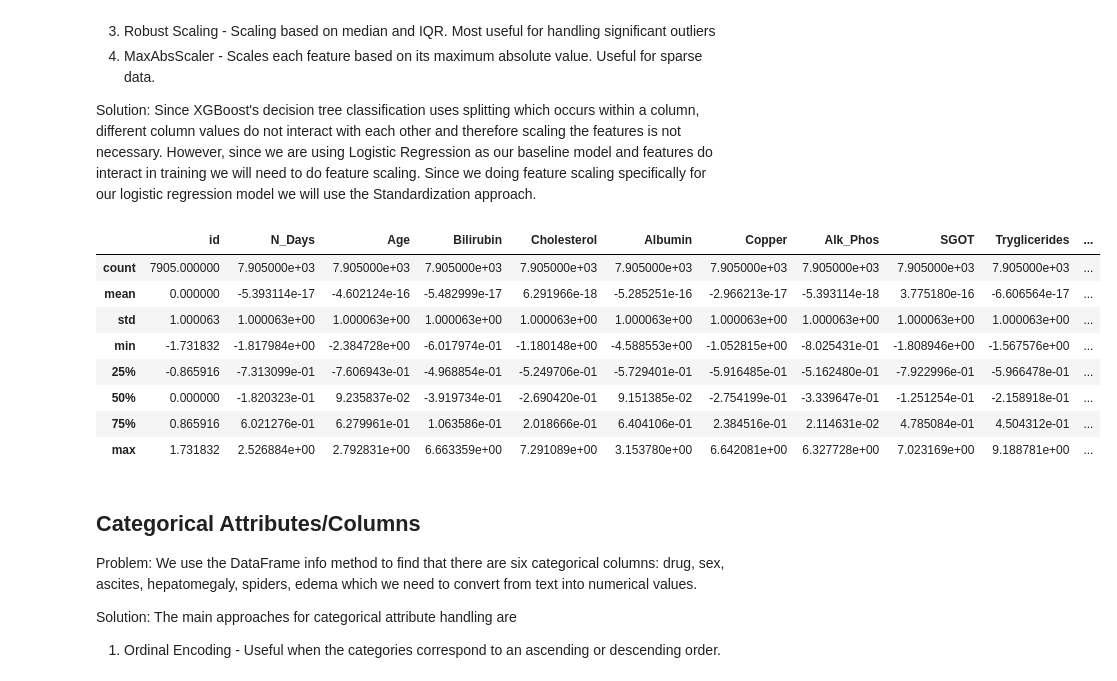
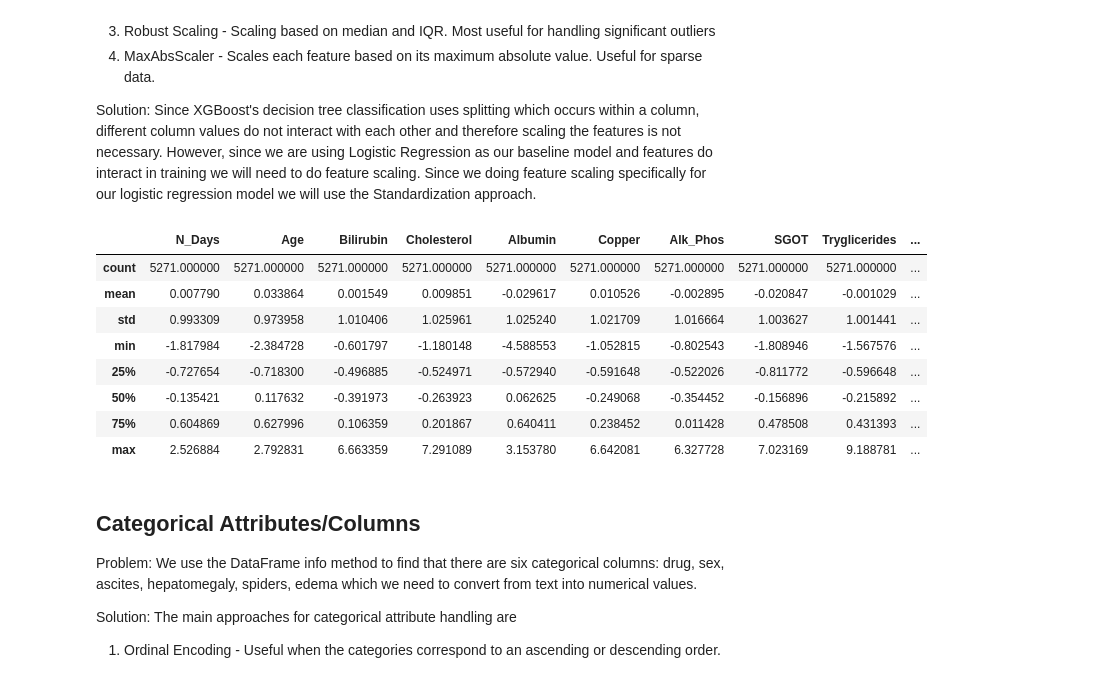
Before and after one commit to jonkaonor/my-kaggle-competitions, a Jupyter notebook: dec-2023-tabular-xgboost.ipynb, the cells around one changed output. Cells and saved outputs as stored; diff of their text form; code cells hidden in the pictures.

Commit message:
Add test set pre-processing. Remove id column. Convert logistic regression model results into the Kaggle submission format.

```diff
--- a/dec-2023-tabular-xgboost.ipynb
+++ b/dec-2023-tabular-xgboost.ipynb
@@ -9,11 +9,17 @@ Conclusions:
 import numpy as np
 import pandas as pd
 
-# Read in the training data as a pandas df
+# Read in the training and test data as Pandas DataFrames
 train_file_path = "/kaggle/input/playground-series-s3e26/train.csv"
 train_df = pd.read_csv(train_file_path)
+test_file_path = "/kaggle/input/playground-series-s3e26/test.csv"
+test_df = pd.read_csv(test_file_path)
 
-# test_file_path =
+# Remove the id column since it is not useful for prediction
+test_id_df = test_df['id'].astype(int)
+train_df = train_df.drop('id', axis=1)
+test_df = test_df.drop('id', axis=1)
+
 
 train_df.head(5)
 # %% [output]
@@ -81,6 +95,7 @@ Solution: There is no obvious ordering in the 'Status' column and ML libraries t
 from sklearn.preprocessing import LabelEncoder
 
 label_encoder = LabelEncoder()
-target_col_encoded = label_encoder.fit_transform(train_df['Status'])
+train_df['Status'] = label_encoder.fit_transform(train_df['Status'])
 
-train_df['Status'] = target_col_encoded
+# Check that the label encoder transformation was applied correctly
+train_df['Status'].value_counts()
@@ -127,23 +152,26 @@ Solution: Since XGBoost's decision tree classification uses splitting which occu
 # %%
 from sklearn.preprocessing import StandardScaler
 
 numerical_cols = train_df.columns.difference(categorical_cols)
 
 std_scaler = StandardScaler()
-train_df[numerical_cols] = std_scaler.fit_transform(train_df[numerical_cols])
+std_scaler.fit(train_df[numerical_cols])
+
+train_df[numerical_cols] = std_scaler.transform(train_df[numerical_cols])
+test_df[numerical_cols] = std_scaler.transform(test_df[numerical_cols])
 
 # Confirm the transformation was successful by seeing if the mean = 0 and std = 1 for numerical columns
-train_df.describe()
+test_df.describe()
 # %% [output]
-|  | id | N_Days | Age | Bilirubin | Cholesterol | Albumin | Copper | Alk_Phos | SGOT | Tryglicerides | ... |
-| count | 7905.000000 | 7.905000e+03 | 7.905000e+03 | 7.905000e+03 | 7.905000e+03 | 7.905000e+03 | 7.905000e+03 | 7.905000e+03 | 7.905000e+03 | 7.905000e+03 | ... |
-| mean | 0.000000 | -5.393114e-17 | -4.602124e-16 | -5.482999e-17 | 6.291966e-18 | -5.285251e-16 | -2.966213e-17 | -5.393114e-18 | 3.775180e-16 | -6.606564e-17 | ... |
-| std | 1.000063 | 1.000063e+00 | 1.000063e+00 | 1.000063e+00 | 1.000063e+00 | 1.000063e+00 | 1.000063e+00 | 1.000063e+00 | 1.000063e+00 | 1.000063e+00 | ... |
-| min | -1.731832 | -1.817984e+00 | -2.384728e+00 | -6.017974e-01 | -1.180148e+00 | -4.588553e+00 | -1.052815e+00 | -8.025431e-01 | -1.808946e+00 | -1.567576e+00 | ... |
-| 25% | -0.865916 | -7.313099e-01 | -7.606943e-01 | -4.968854e-01 | -5.249706e-01 | -5.729401e-01 | -5.916485e-01 | -5.162480e-01 | -7.922996e-01 | -5.966478e-01 | ... |
-| 50% | 0.000000 | -1.820323e-01 | 9.235837e-02 | -3.919734e-01 | -2.690420e-01 | 9.151385e-02 | -2.754199e-01 | -3.339647e-01 | -1.251254e-01 | -2.158918e-01 | ... |
-| 75% | 0.865916 | 6.021276e-01 | 6.279961e-01 | 1.063586e-01 | 2.018666e-01 | 6.404106e-01 | 2.384516e-01 | 2.114631e-02 | 4.785084e-01 | 4.504312e-01 | ... |
-| max | 1.731832 | 2.526884e+00 | 2.792831e+00 | 6.663359e+00 | 7.291089e+00 | 3.153780e+00 | 6.642081e+00 | 6.327728e+00 | 7.023169e+00 | 9.188781e+00 | ... |
+|  | N_Days | Age | Bilirubin | Cholesterol | Albumin | Copper | Alk_Phos | SGOT | Tryglicerides | ... |
+| count | 5271.000000 | 5271.000000 | 5271.000000 | 5271.000000 | 5271.000000 | 5271.000000 | 5271.000000 | 5271.000000 | 5271.000000 | ... |
+| mean | 0.007790 | 0.033864 | 0.001549 | 0.009851 | -0.029617 | 0.010526 | -0.002895 | -0.020847 | -0.001029 | ... |
+| std | 0.993309 | 0.973958 | 1.010406 | 1.025961 | 1.025240 | 1.021709 | 1.016664 | 1.003627 | 1.001441 | ... |
+| min | -1.817984 | -2.384728 | -0.601797 | -1.180148 | -4.588553 | -1.052815 | -0.802543 | -1.808946 | -1.567576 | ... |
+| 25% | -0.727654 | -0.718300 | -0.496885 | -0.524971 | -0.572940 | -0.591648 | -0.522026 | -0.811772 | -0.596648 | ... |
+| 50% | -0.135421 | 0.117632 | -0.391973 | -0.263923 | 0.062625 | -0.249068 | -0.354452 | -0.156896 | -0.215892 | ... |
+| 75% | 0.604869 | 0.627996 | 0.106359 | 0.201867 | 0.640411 | 0.238452 | 0.011428 | 0.478508 | 0.431393 | ... |
+| max | 2.526884 | 2.792831 | 6.663359 | 7.291089 | 3.153780 | 6.642081 | 6.327728 | 7.023169 | 9.188781 | ... |
 # %% [markdown]
 ## Categorical Attributes/Columns
 Problem: We use the DataFrame info method to find that there are six categorical columns: drug, sex, ascites, hepatomegaly, spiders, edema which we need to convert from text into numerical values.
```
Also changed, not shown: parts of 12 cells of this notebook.
